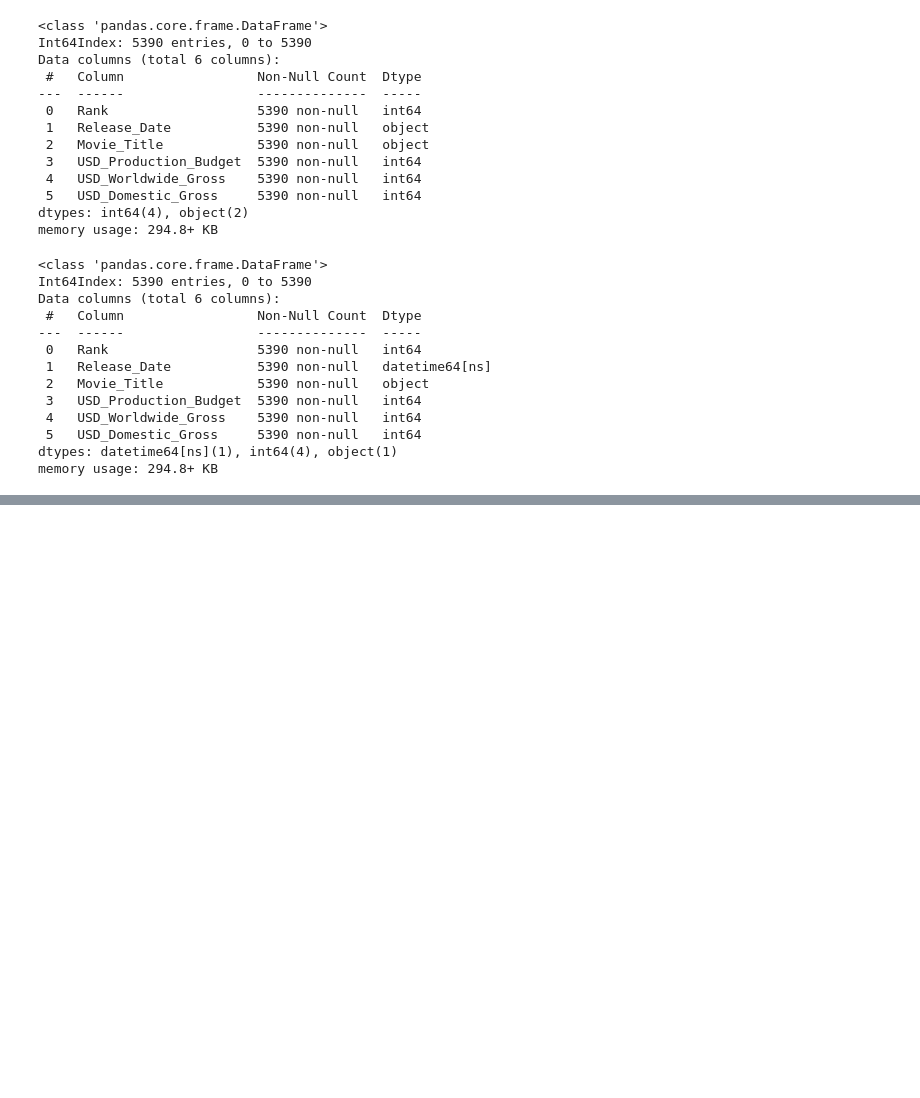
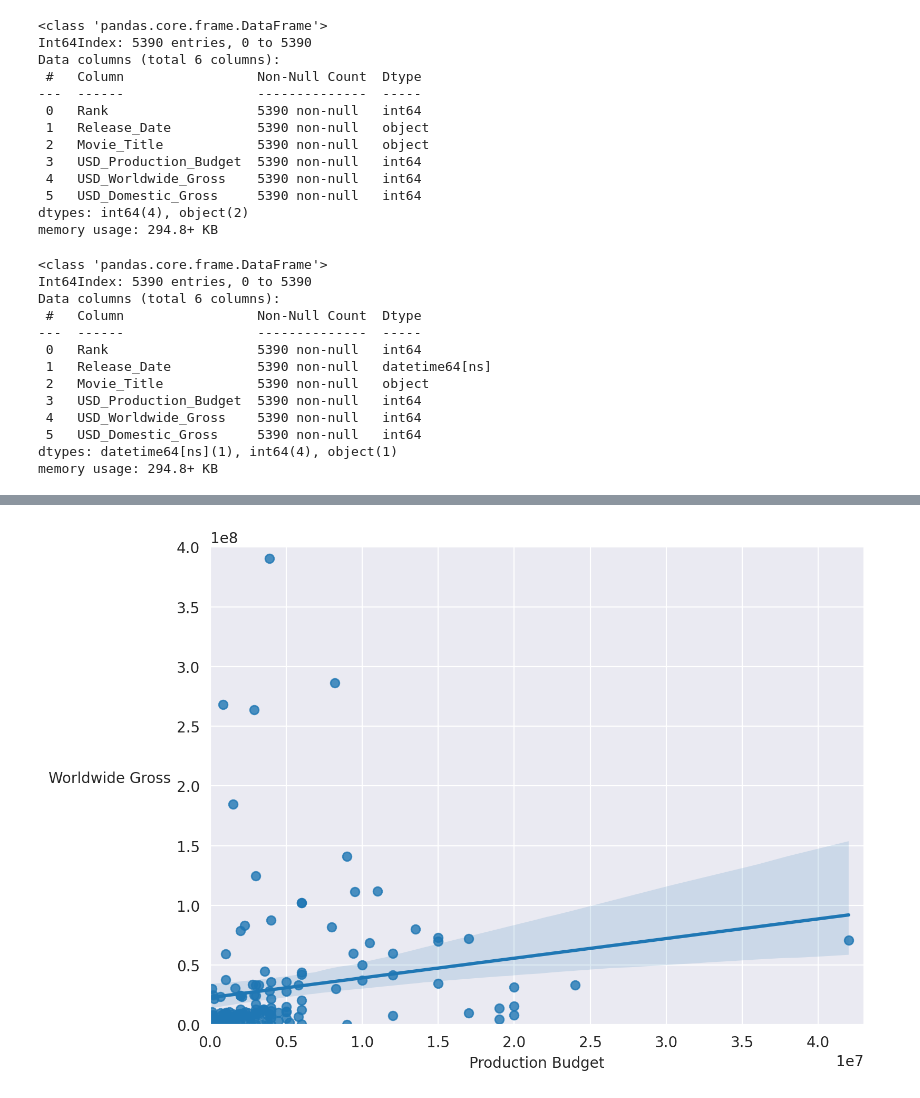
Before and after one commit to Chau-Ngoc/analyze-movie-revenue, a Jupyter notebook: analyze-movie-revenue.ipynb, the cells around one changed output, grey strips where cells are left out. Cells and saved outputs as stored; diff of their text form; code cells hidden in the pictures; blank space fills up the shorter version.

```diff
--- a/analyze-movie-revenue.ipynb
+++ b/analyze-movie-revenue.ipynb
@@ -145,0 +332,10 @@ df.sample(n=20)
+# %%
+dt_index = pd.DatetimeIndex(data=df_clean['Release_Date'])
+years = dt_index.year
+
+# For example, how to convert the year 1999 to 1990s decade:
+# 1999 // 10 = 199
+# 199 * 10 = 1990
+
+decades = years // 10 * 10
+df_clean['Decade'] = decades
@@ -145,0 +346,3 @@ df.sample(n=20)
+# %%
+df_old_films = df_clean[df_clean['Decade'] <= 1960]
+df_new_films = df_clean[df_clean['Decade'] > 1960]
@@ -145,0 +392,13 @@ df.sample(n=20)
+# %%
+fig = plt.figure(figsize=(8, 6), dpi=200)
+
+with sns.axes_style('darkgrid'):
+    ax = sns.regplot(data=df_old_films, x='USD_Production_Budget', y='USD_Worldwide_Gross')
+    ax.set_xlim(0, df_old_films['USD_Production_Budget'].max() + 1000000)
+    ax.set_ylim(0, 400000000)
+    ax.set_xlabel('Production Budget')
+    ax.set_ylabel('Worldwide Gross', rotation=0, ha='right')
+
+plt.show()
+# %% [output]
+[figure, added]
```
Also changed, not shown: parts of 44 cells of this notebook.
